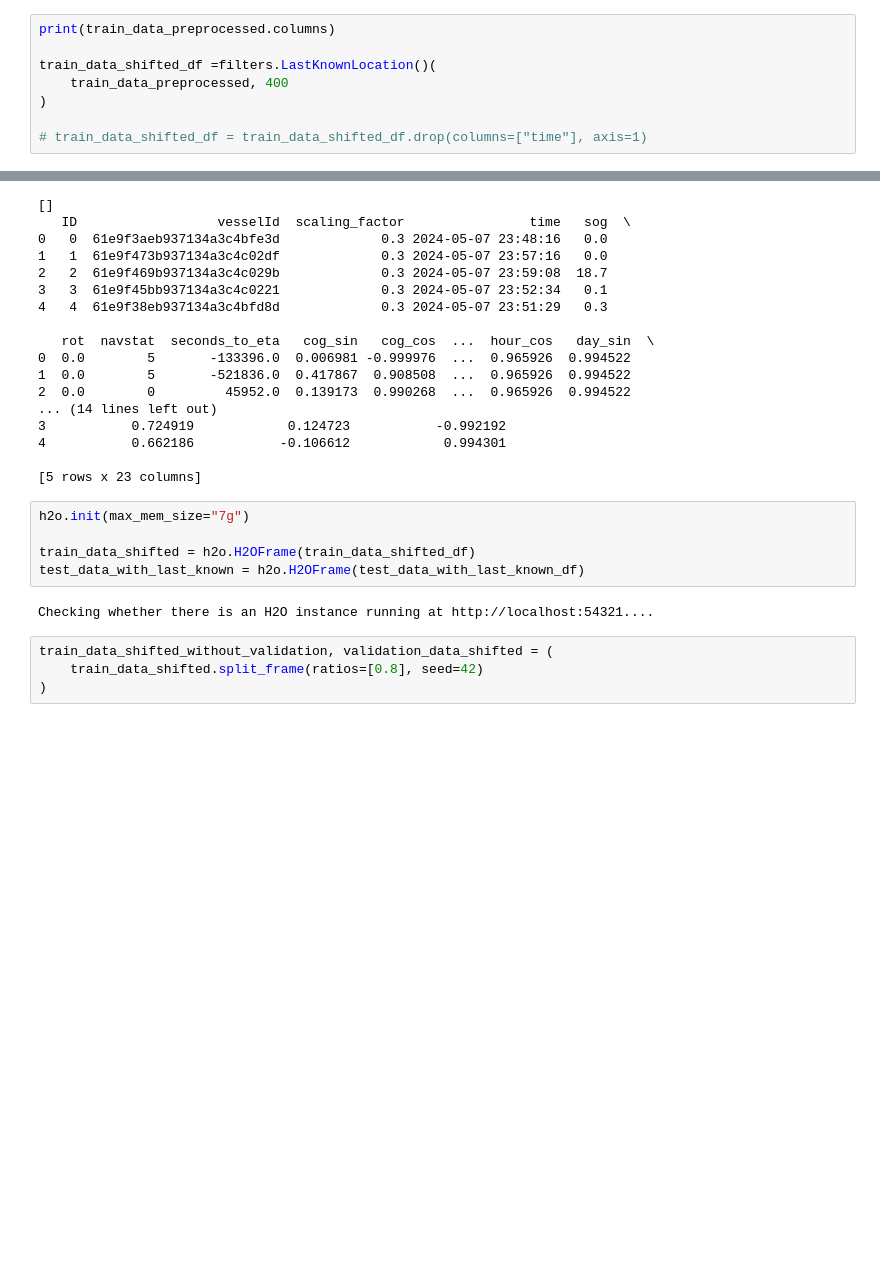
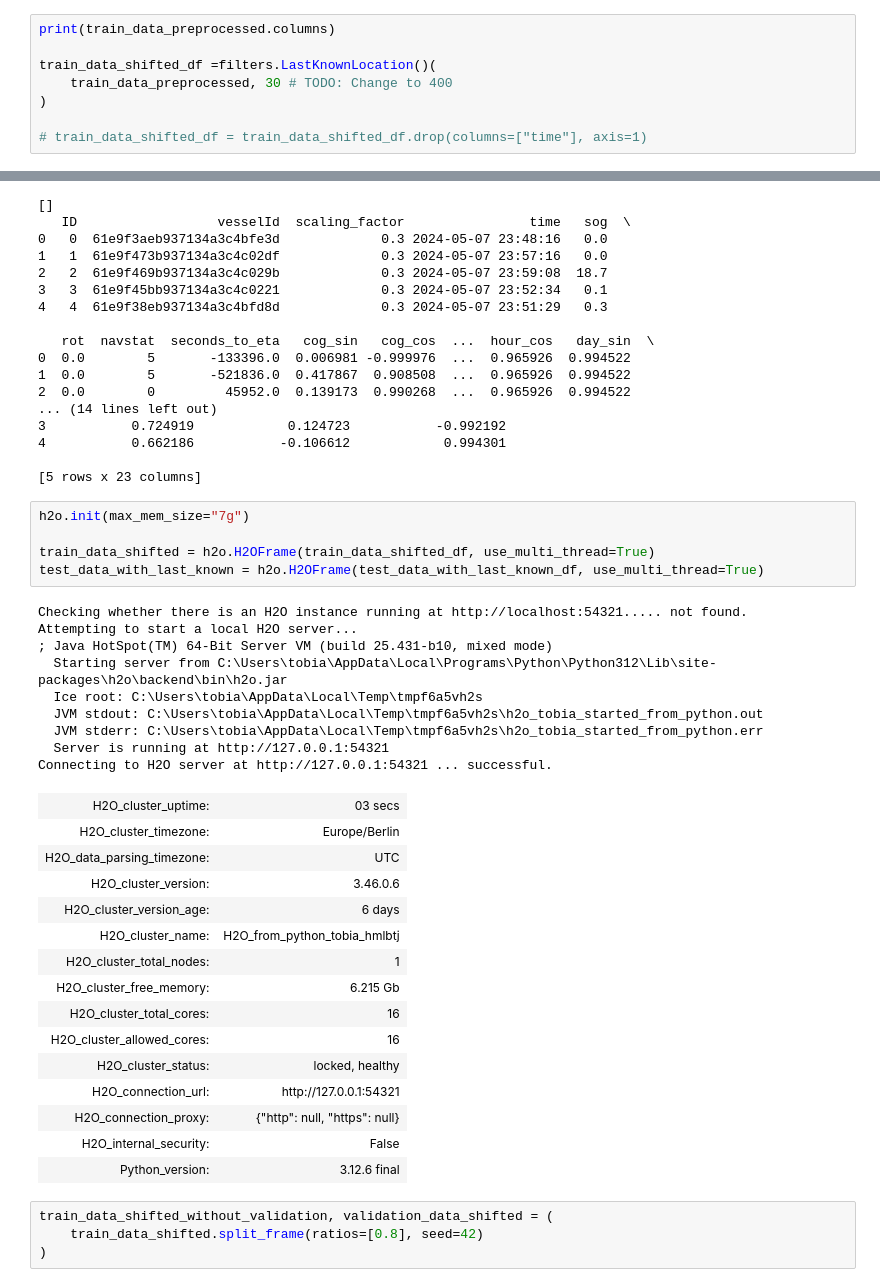
Before and after one commit to iverri/ML-Group-Project, a Jupyter notebook: src/pipeline_tobb.ipynb, the cells around one changed output, grey strips where cells are left out. Cells and saved outputs as stored; diff of their text form; blank space fills up the shorter version.

```diff
--- a/src/pipeline_tobb.ipynb
+++ b/src/pipeline_tobb.ipynb
@@ -73,7 +80,7 @@ print(train_data_preprocessed.head(10))
 print(train_data_preprocessed.columns)
 
 train_data_shifted_df =filters.LastKnownLocation()(
-    train_data_preprocessed, 400
+    train_data_preprocessed, 30 # TODO: Change to 400
 )
 
 # train_data_shifted_df = train_data_shifted_df.drop(columns=["time"], axis=1)
@@ -138,10 +155,33 @@ print(test_data_with_last_known_df.head())
 # %%
 h2o.init(max_mem_size="7g")
 
-train_data_shifted = h2o.H2OFrame(train_data_shifted_df)
-test_data_with_last_known = h2o.H2OFrame(test_data_with_last_known_df)
+train_data_shifted = h2o.H2OFrame(train_data_shifted_df, use_multi_thread=True)
+test_data_with_last_known = h2o.H2OFrame(test_data_with_last_known_df, use_multi_thread=True)
 # %% [output]
-Checking whether there is an H2O instance running at http://localhost:54321....
+Checking whether there is an H2O instance running at http://localhost:54321..... not found.
+Attempting to start a local H2O server...
+; Java HotSpot(TM) 64-Bit Server VM (build 25.431-b10, mixed mode)
+  Starting server from C:\Users\tobia\AppData\Local\Programs\Python\Python312\Lib\site-packages\h2o\backend\bin\h2o.jar
+  Ice root: C:\Users\tobia\AppData\Local\Temp\tmpf6a5vh2s
+  JVM stdout: C:\Users\tobia\AppData\Local\Temp\tmpf6a5vh2s\h2o_tobia_started_from_python.out
+  JVM stderr: C:\Users\tobia\AppData\Local\Temp\tmpf6a5vh2s\h2o_tobia_started_from_python.err
+  Server is running at http://127.0.0.1:54321
+Connecting to H2O server at http://127.0.0.1:54321 ... successful.
+| H2O_cluster_uptime: | 03 secs |
+| H2O_cluster_timezone: | Europe/Berlin |
+| H2O_data_parsing_timezone: | UTC |
+| H2O_cluster_version: | 3.46.0.6 |
+| H2O_cluster_version_age: | 6 days |
+| H2O_cluster_name: | H2O_from_python_tobia_hmlbtj |
+| H2O_cluster_total_nodes: | 1 |
+| H2O_cluster_free_memory: | 6.215 Gb |
+| H2O_cluster_total_cores: | 16 |
+| H2O_cluster_allowed_cores: | 16 |
+| H2O_cluster_status: | locked, healthy |
+| H2O_connection_url: | http://127.0.0.1:54321 |
+| H2O_connection_proxy: | {"http": null, "https": null} |
+| H2O_internal_security: | False |
+| Python_version: | 3.12.6 final |
 # %%
 train_data_shifted_without_validation, validation_data_shifted = (
     train_data_shifted.split_frame(ratios=[0.8], seed=42)
```
Also changed, not shown: parts of 3 cells of this notebook, 1 other file.
